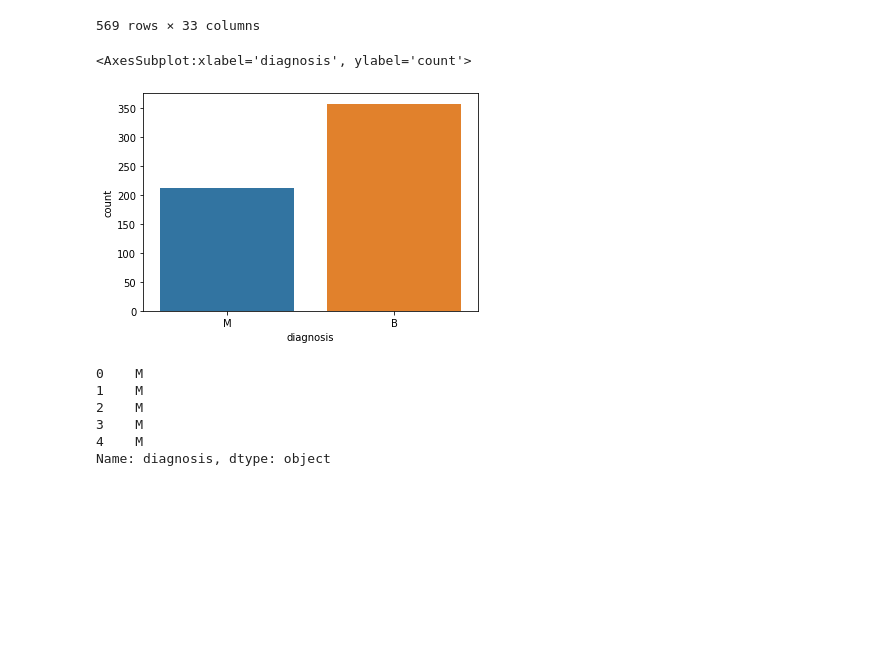
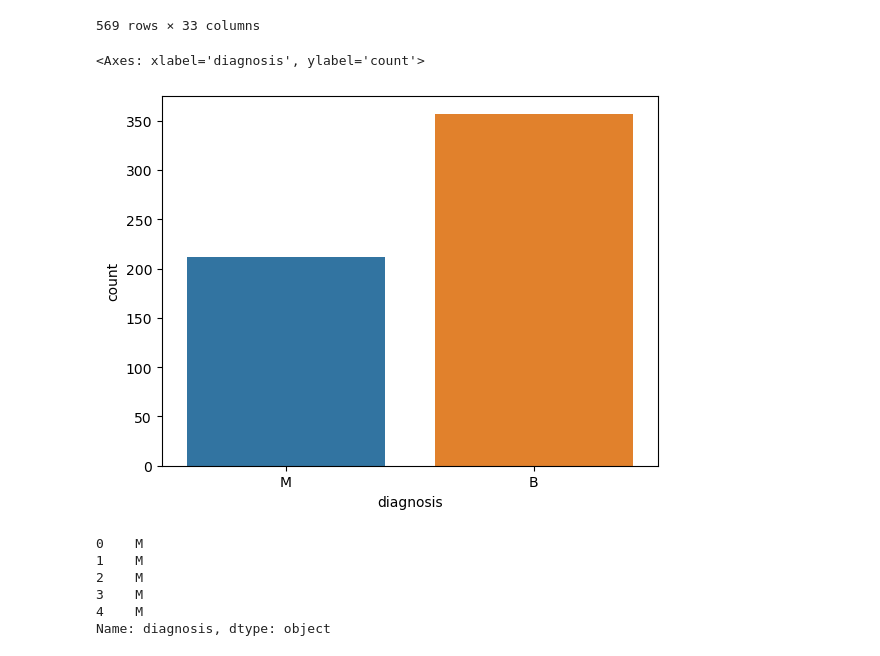
Before and after one commit to ElFeo/SupervisedLearningSurvey, a Jupyter notebook: SupervisedLearning_Cancer.ipynb, the cells around one changed output. Drawn from its saved outputs; the diff is of its cells as text; code cells hidden in the pictures; blank space fills up the shorter version.

```diff
--- a/SupervisedLearning_Cancer.ipynb
+++ b/SupervisedLearning_Cancer.ipynb
@@ -270,10 +272,10 @@ b_cancer
 | 568 | 92751 | B | 7.76 | 24.54 | 47.92 | 181.0 | 0.05263 | ... |
 569 rows × 33 columns
 # %%
-sns.countplot(b_cancer['diagnosis'])
+sns.countplot(x=b_cancer['diagnosis'])
 # %% [output]
-<AxesSubplot:xlabel='diagnosis', ylabel='count'>
+<Axes: xlabel='diagnosis', ylabel='count'>
-[figure, old version]
+[figure, new version]
 # %%
 # separation of the datasets
 X_c = b_cancer.drop(['id','diagnosis','Unnamed: 32'], axis=1)
```
Also changed, not shown: parts of 16 cells of this notebook, 4 other files.
